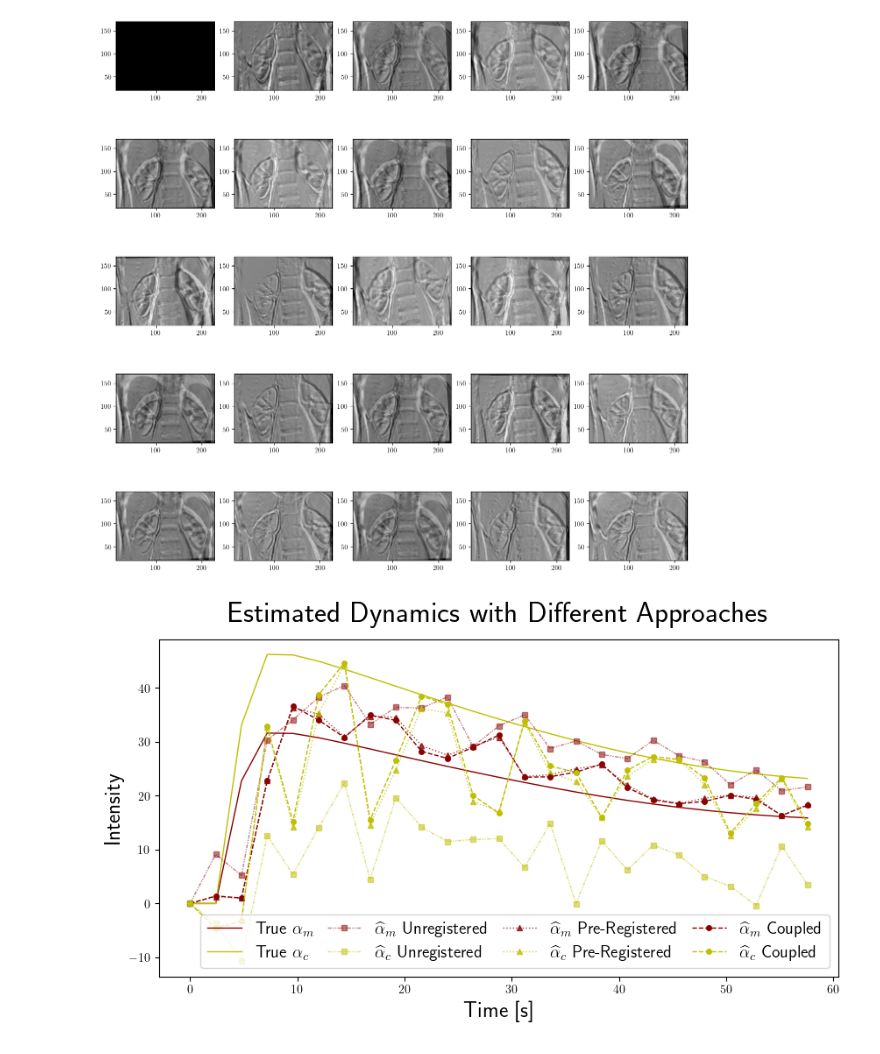
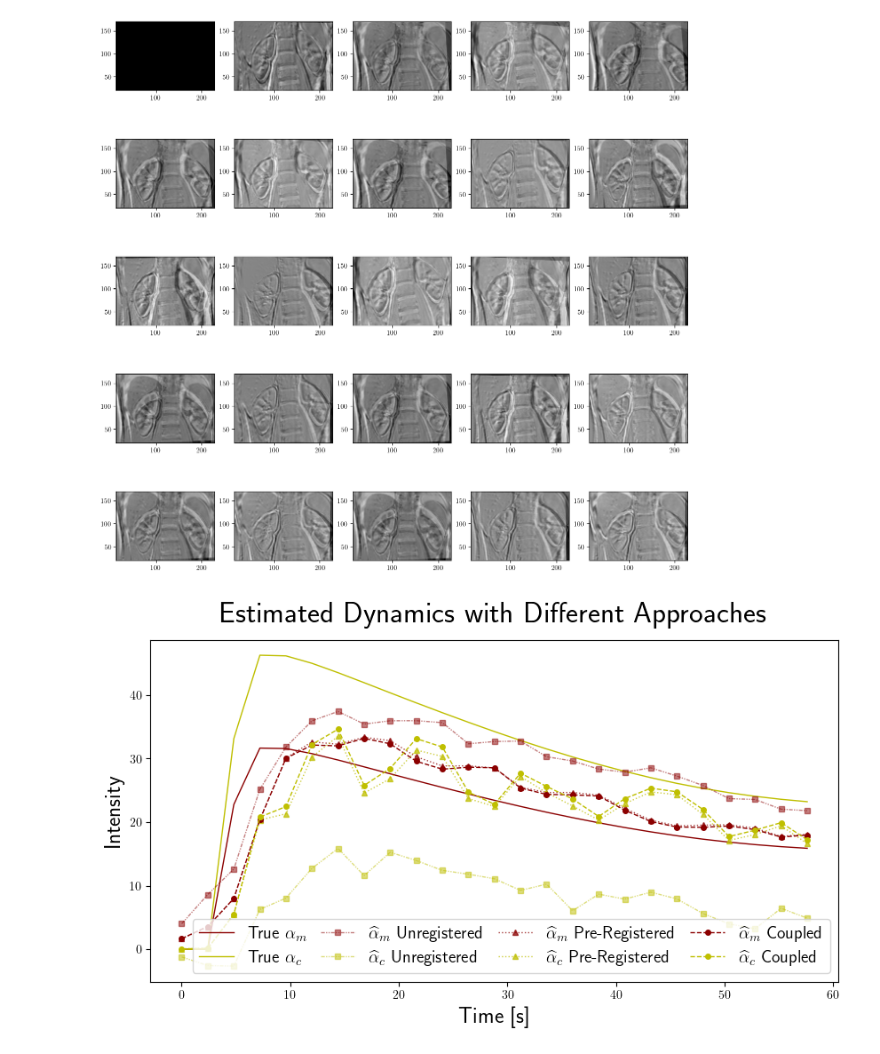
Before and after one commit to wdwatson2/ImgRegPytorchProject, a Jupyter notebook: scripts/solve_Dynamics.ipynb, the cells around one changed output. Saved outputs shown, nothing was run; the diff lists cells and outputs as text; code cells hidden in the pictures.

```diff
--- a/scripts/solve_Dynamics.ipynb
+++ b/scripts/solve_Dynamics.ipynb
@@ -98,3 +101,5 @@ f = f_2d.reshape(n_images, mx*my)
 masks = masks_2d.reshape(n_masks, mx*my)
 # %% [markdown]
 # Solving For Dynamics with Unregistered Images
+# %%
+D = torch.diff(torch.eye(n_images), dim=0)
@@ -100,0 +108,12 @@ masks = masks_2d.reshape(n_masks, mx*my)
+# %%
+def true_error(L_alpha):
+    A = torch.vstack([torch.kron(torch.eye(n_images), masks.T.contiguous()) * (hx * hy)**.5, L_alpha * torch.kron(D, torch.eye(n_masks)) / ht**.5])
+    alpha_unregistered = torch.linalg.lstsq(A,
+                                            torch.hstack([(d - d[0]).flatten() * (hx * hy)**.5, torch.zeros(D.shape[0]*n_masks)])
+                                            )[0].reshape(n_images,n_masks)
+    return torch.linalg.norm(alpha_unregistered - alpha_true)
+
+Ls = torch.logspace(-10,10,100)
+error = [true_error(L) for L in Ls]
+
+plt.loglog(Ls,error)
@@ -101,5 +123,11 @@ masks = masks_2d.reshape(n_masks, mx*my)
+# %%
+L_alpha = Ls[torch.argmin(torch.Tensor(error))]
+
+A = torch.vstack([torch.kron(torch.eye(n_images), masks.T.contiguous()) * (hx * hy)**.5, L_alpha * torch.kron(D, torch.eye(n_masks)) / ht**.5])
 # %%
-alpha_unregistered = torch.linalg.lstsq(M, (d - d[0]).T)[0].T
+alpha_unregistered = torch.linalg.lstsq(A,
+                                        torch.hstack([(d - d[0]).flatten() * (hx * hy)**.5, torch.zeros(D.shape[0]*n_masks)])
+                                        )[0].reshape(n_images,n_masks)
 
 plt.figure(figsize=(10,5))
 
@@ -337,34 +365,41 @@ for j in range(0,n_images):
 # %% [output]
 [figure]
 # %%
-alpha_preregistered = torch.linalg.lstsq(M, (f_pred_prereg - d[0]).T)[0].T
-alpha_coupled = torch.linalg.lstsq(M, (f_pred_coupled - d[0]).T)[0].T
+A = torch.vstack([torch.kron(torch.eye(n_images), M) * (hx * hy)**.5, L_alpha * torch.kron(D, torch.eye(n_masks)) / ht**.5])
+
+alpha_preregistered = torch.linalg.lstsq(A,
+                   torch.hstack([(f_pred_prereg - d[0]).flatten() * (hx * hy)**.5, torch.zeros(D.shape[0]*n_masks)])
+                   )[0].reshape(n_images,n_masks)
+
+alpha_coupled = torch.linalg.lstsq(A,
+                   torch.hstack([(f_pred_coupled - d[0]).flatten() * (hx * hy)**.5, torch.zeros(D.shape[0]*n_masks)])
+                   )[0].reshape(n_images,n_masks)
 
 
 plt.figure(figsize=(10,5))
 
 plt.plot(time, alpha_true[:,0], linewidth=1, color='darkred', label=r"True $\alpha_m$", alpha=1)
 plt.plot(time, alpha_true[:,1], linewidth=1, color='y', label=r"True $\alpha_c$", alpha=1)
 
 plt.plot(time, alpha_unregistered[:,0], 's', markersize=4, linewidth=1, linestyle=(0, (3, 1, 1, 1, 1, 1)), color='darkred', label=r"$\widehat{\alpha}_m$ Unregistered", alpha=.5)
 plt.plot(time, alpha_unregistered[:,1], 's', markersize=4, linewidth=1, linestyle=(0, (3, 1, 1, 1, 1, 1)), color='y', label=r"$\widehat{\alpha}_c$ Unregistered", alpha=.5)
 
 plt.plot(time, alpha_preregistered[:,0], '^', markersize=4, linewidth=1, linestyle='dotted', color='darkred', label=r"$\widehat{\alpha}_m$ Pre-Registered", alpha=.75)
 plt.plot(time, alpha_preregistered[:,1], '^', markersize=4, linewidth=1, linestyle='dotted', color='y', label=r"$\widehat{\alpha}_c$ Pre-Registered", alpha=.75)
 
 plt.plot(time, alpha_coupled[:,0], 'o', markersize=4, linewidth=1, linestyle='dashed', color='darkred', label=r"$\widehat{\alpha}_m$ Coupled")
 plt.plot(time, alpha_coupled[:,1], 'o', markersize=4, linewidth=1, linestyle='dashed', color='y', label=r"$\widehat{\alpha}_c$ Coupled")
 
 
 plt.legend(fontsize=14, loc = 'lower right', ncol=4, columnspacing=0.8)
 
 plt.xlabel('Time [s]', fontsize=18)
 plt.ylabel('Intensity', fontsize=18)
 
 plt.title("Estimated Dynamics with Different Approaches",fontsize=24, y=1.03)
 
 plt.savefig('results/dynamics/alpha_estimation.pdf', bbox_inches='tight')
 
 plt.show()
 # %% [output]
-[figure, old version]
+[figure, new version]
```
Also changed, not shown: parts of 5 cells of this notebook, 2 other files.
